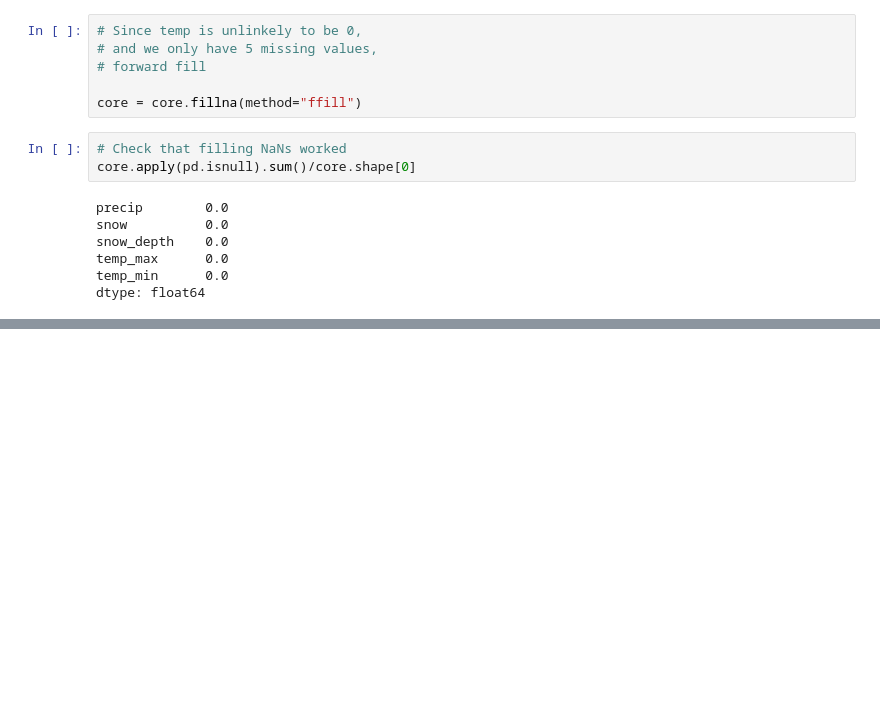
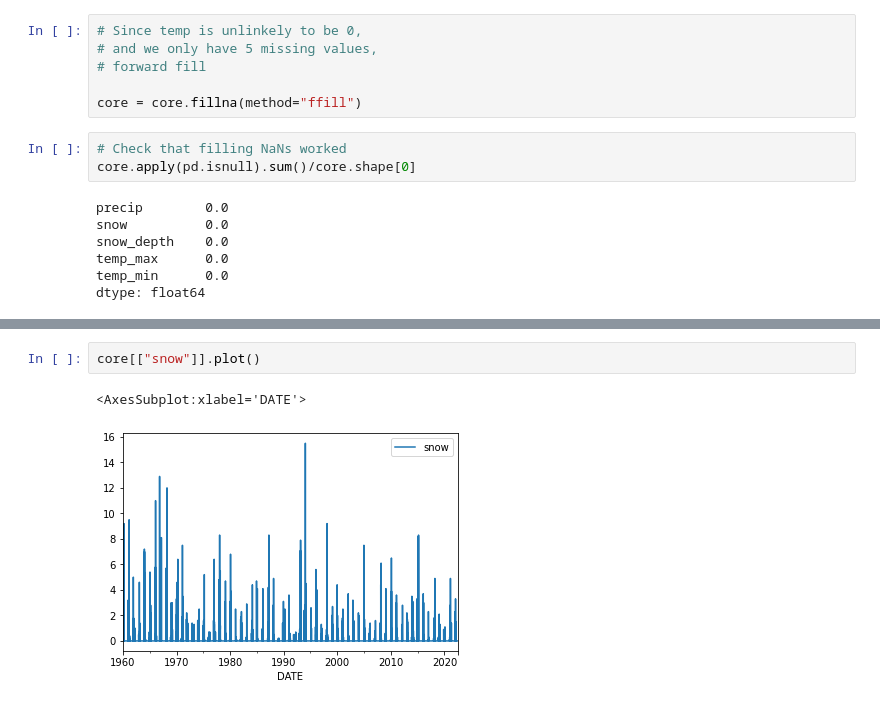
Before and after one commit to Eleanor-Shellstrop/ml-weather, a Jupyter notebook: weather.ipynb, the cells around one changed output, grey strips where cells are left out. Drawn from its saved outputs; the diff is of its cells as text; blank space fills up the shorter version.

```diff
--- a/weather.ipynb
+++ b/weather.ipynb
@@ -230,0 +305,5 @@ dtype: float64
+# %%
+core[["snow"]].plot()
+# %% [output]
+<AxesSubplot:xlabel='DATE'>
+[figure, added]
```
Also changed, not shown: parts of 23 cells of this notebook.
